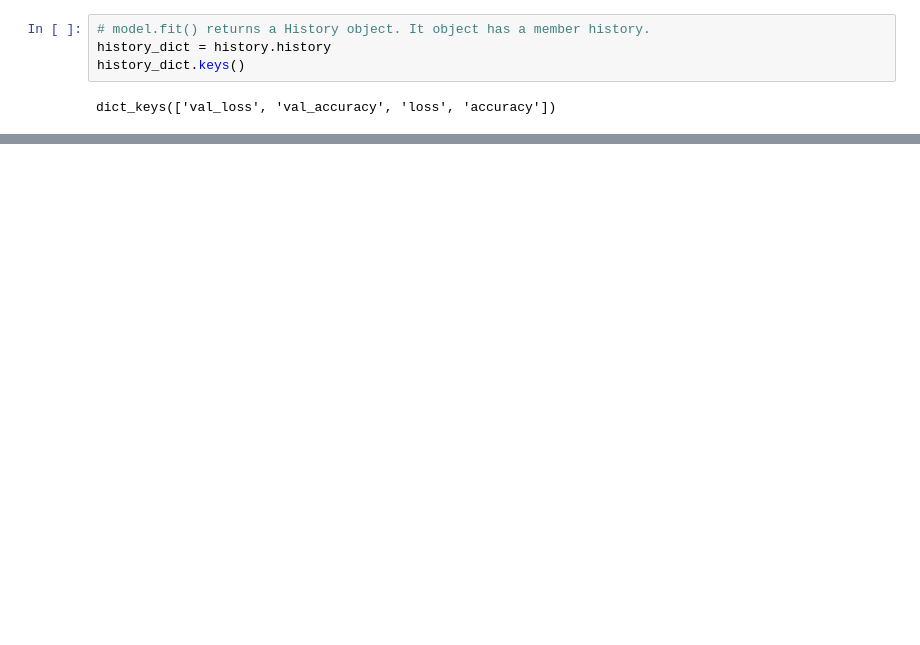
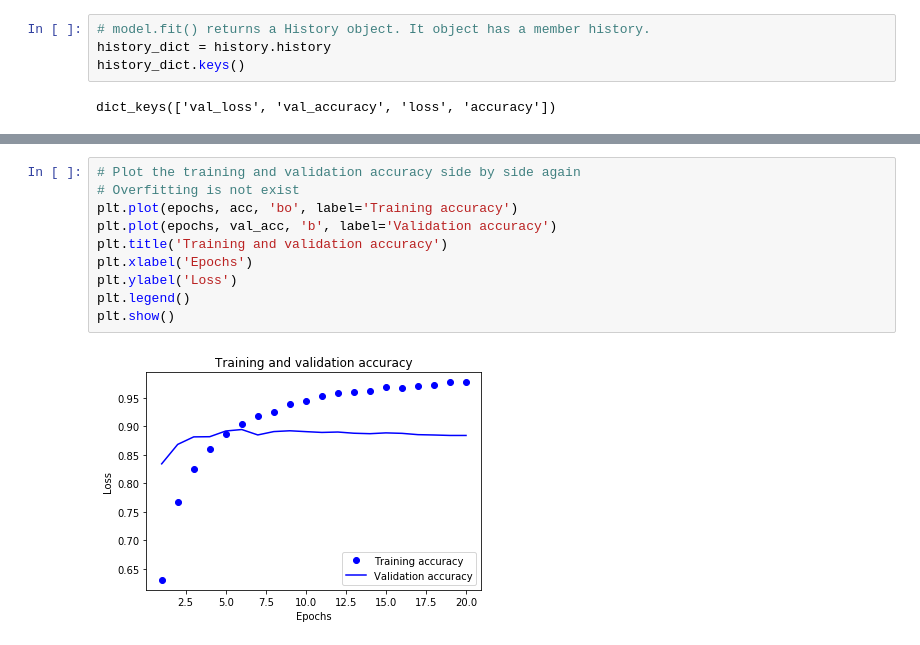
Before and after one commit to ariel055132/Deep_learning, a Jupyter notebook: Classifying_movie_reviews.ipynb, the cells around one changed output, grey strips where cells are left out. Saved outputs shown, nothing was run; the diff lists cells and outputs as text; blank space fills up the shorter version.

```diff
--- a/Classifying_movie_reviews.ipynb
+++ b/Classifying_movie_reviews.ipynb
@@ -217,0 +277,12 @@ results
+# %%
+# Plot the training and validation accuracy side by side again
+# Overfitting is not exist
+plt.plot(epochs, acc, 'bo', label='Training accuracy')
+plt.plot(epochs, val_acc, 'b', label='Validation accuracy')
+plt.title('Training and validation accuracy')
+plt.xlabel('Epochs')
+plt.ylabel('Loss')
+plt.legend()
+plt.show()
+# %% [output]
+[figure, added]
```
Also changed, not shown: parts of 9 cells of this notebook.
